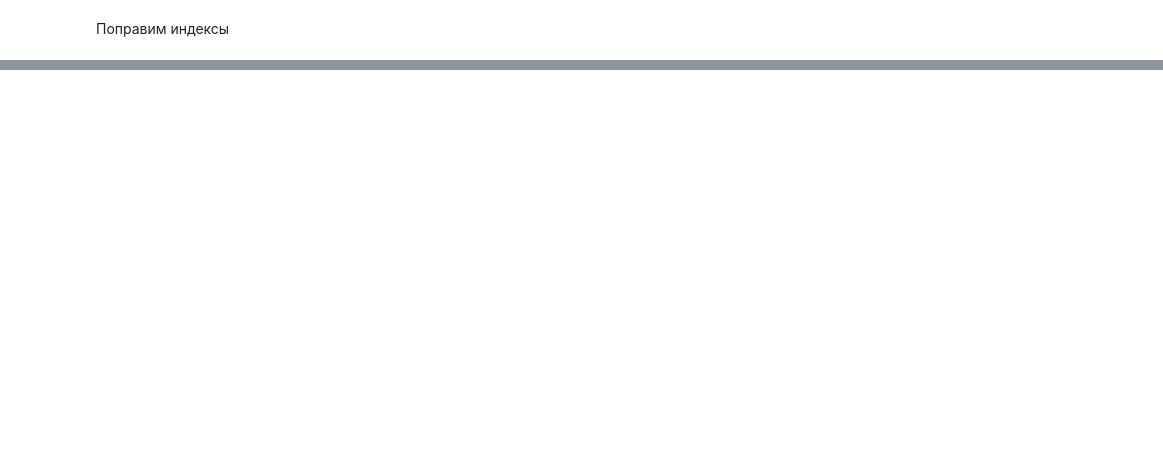
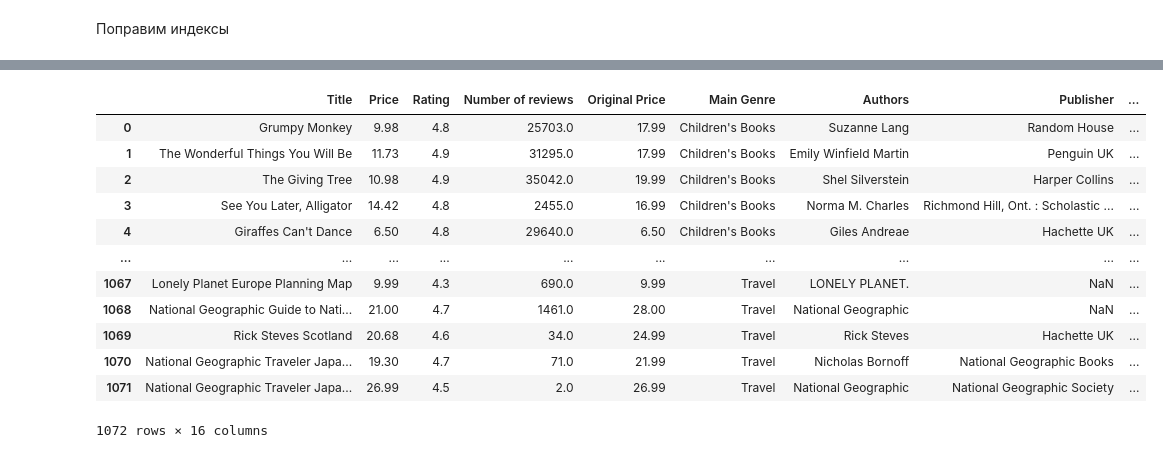
Before and after one commit to MAYBEVI4ER/GP_2, a Jupyter notebook: GP 2 - Scraping & API.ipynb, the cells around one changed output, grey strips where cells are left out. Saved outputs shown, nothing was run; the diff lists cells and outputs as text; code cells hidden in the pictures; blank space fills up the shorter version.

```diff
--- a/GP 2 - Scraping & API.ipynb
+++ b/GP 2 - Scraping & API.ipynb
@@ -548,0 +631,16 @@ df = df.reset_index(drop=True)
+# %%
+df
+# %% [output]
+|  | Title | Price | Rating | Number of reviews | Original Price | Main Genre | Authors | Publisher | ... |
+| 0 | Grumpy Monkey | 9.98 | 4.8 | 25703.0 | 17.99 | Children's Books | Suzanne Lang | Random House | ... |
+| 1 | The Wonderful Things You Will Be | 11.73 | 4.9 | 31295.0 | 17.99 | Children's Books | Emily Winfield Martin | Penguin UK | ... |
+| 2 | The Giving Tree | 10.98 | 4.9 | 35042.0 | 19.99 | Children's Books | Shel Silverstein | Harper Collins | ... |
+| 3 | See You Later, Alligator | 14.42 | 4.8 | 2455.0 | 16.99 | Children's Books | Norma M. Charles | Richmond Hill, Ont. : Scholastic ... | ... |
+| 4 | Giraffes Can't Dance | 6.50 | 4.8 | 29640.0 | 6.50 | Children's Books | Giles Andreae | Hachette UK | ... |
+| ... | ... | ... | ... | ... | ... | ... | ... | ... | ... |
+| 1067 | Lonely Planet Europe Planning Map | 9.99 | 4.3 | 690.0 | 9.99 | Travel | LONELY PLANET. | NaN | ... |
+| 1068 | National Geographic Guide to Nati... | 21.00 | 4.7 | 1461.0 | 28.00 | Travel | National Geographic | NaN | ... |
+| 1069 | Rick Steves Scotland | 20.68 | 4.6 | 34.0 | 24.99 | Travel | Rick Steves | Hachette UK | ... |
+| 1070 | National Geographic Traveler Japa... | 19.30 | 4.7 | 71.0 | 21.99 | Travel | Nicholas Bornoff | National Geographic Books | ... |
+| 1071 | National Geographic Traveler Japa... | 26.99 | 4.5 | 2.0 | 26.99 | Travel | National Geographic | National Geographic Society | ... |
+1072 rows × 16 columns
```
Also changed, not shown: parts of 35 cells of this notebook, 1 other file.
